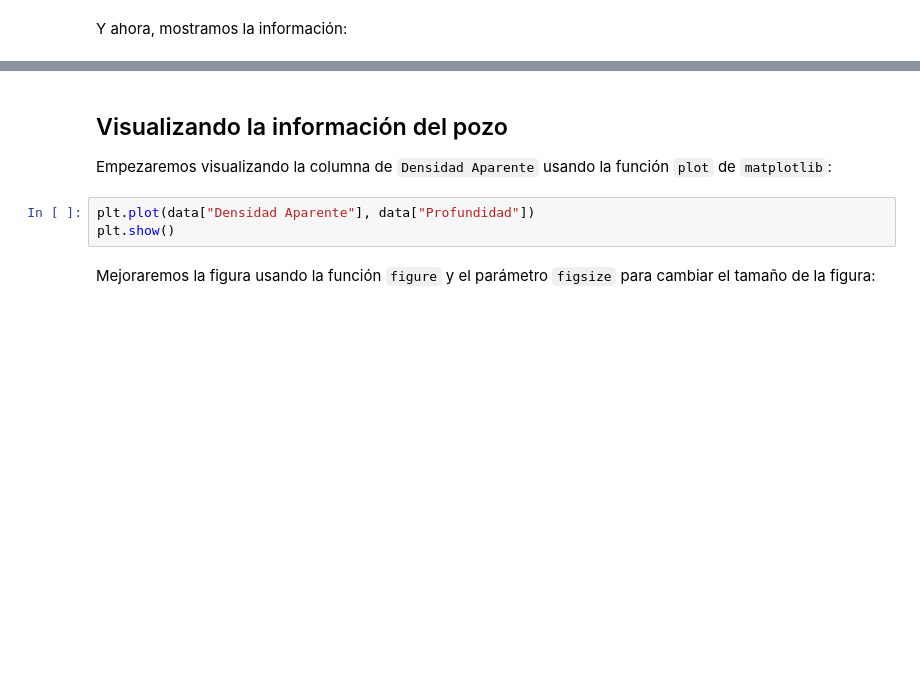
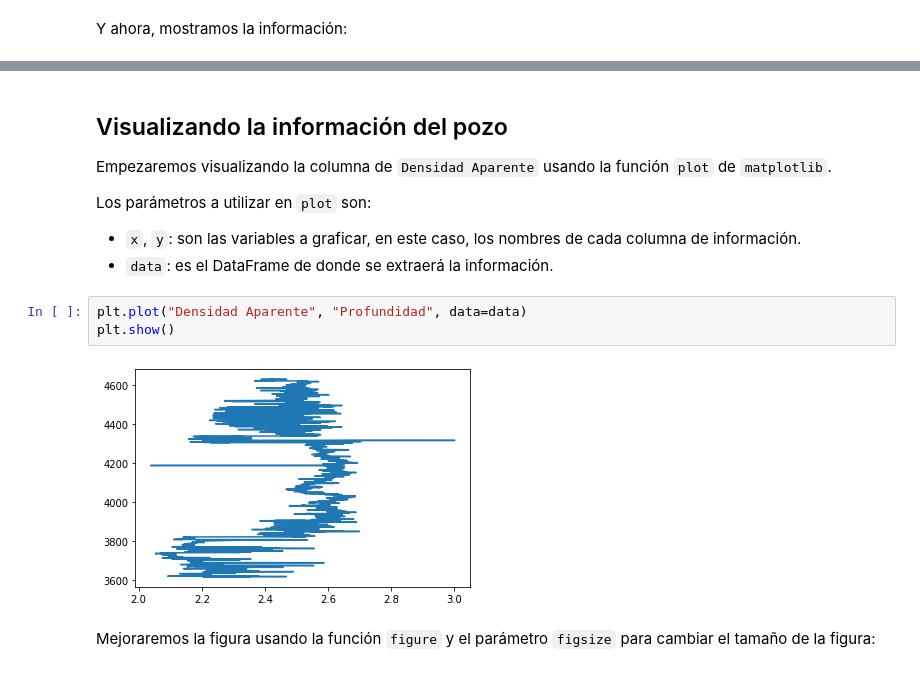
Before and after one commit to kevinalexandr19/manual-python-geologia, a Jupyter notebook: notebooks/5a_registro_pozos.ipynb, the cells around one changed output, grey strips where cells are left out. Drawn from its saved outputs; the diff is of its cells as text; blank space fills up the shorter version.

```diff
--- a/notebooks/5a_registro_pozos.ipynb
+++ b/notebooks/5a_registro_pozos.ipynb
@@ -44,9 +52,15 @@ data.head()
 # %% [markdown]
 ## Visualizando la información del pozo
-Empezaremos visualizando la columna de `Densidad Aparente` usando la función `plot` de `matplotlib`:
+Empezaremos visualizando la columna de `Densidad Aparente` usando la función `plot` de `matplotlib`.
+
+Los parámetros a utilizar en `plot` son:
+- `x`, `y`: son las variables a graficar, en este caso, los nombres de cada columna de información.
+- `data`: es el DataFrame de donde se extraerá la información.
 # %%
-plt.plot(data["Densidad Aparente"], data["Profundidad"])
+plt.plot("Densidad Aparente", "Profundidad", data=data)
 plt.show()
+# %% [output]
+[figure, added]
 # %% [markdown]
 Mejoraremos la figura usando la función `figure` y el parámetro `figsize` para cambiar el tamaño de la figura:
 # %%
```
Also changed, not shown: parts of 25 cells of this notebook, 1 other file.
